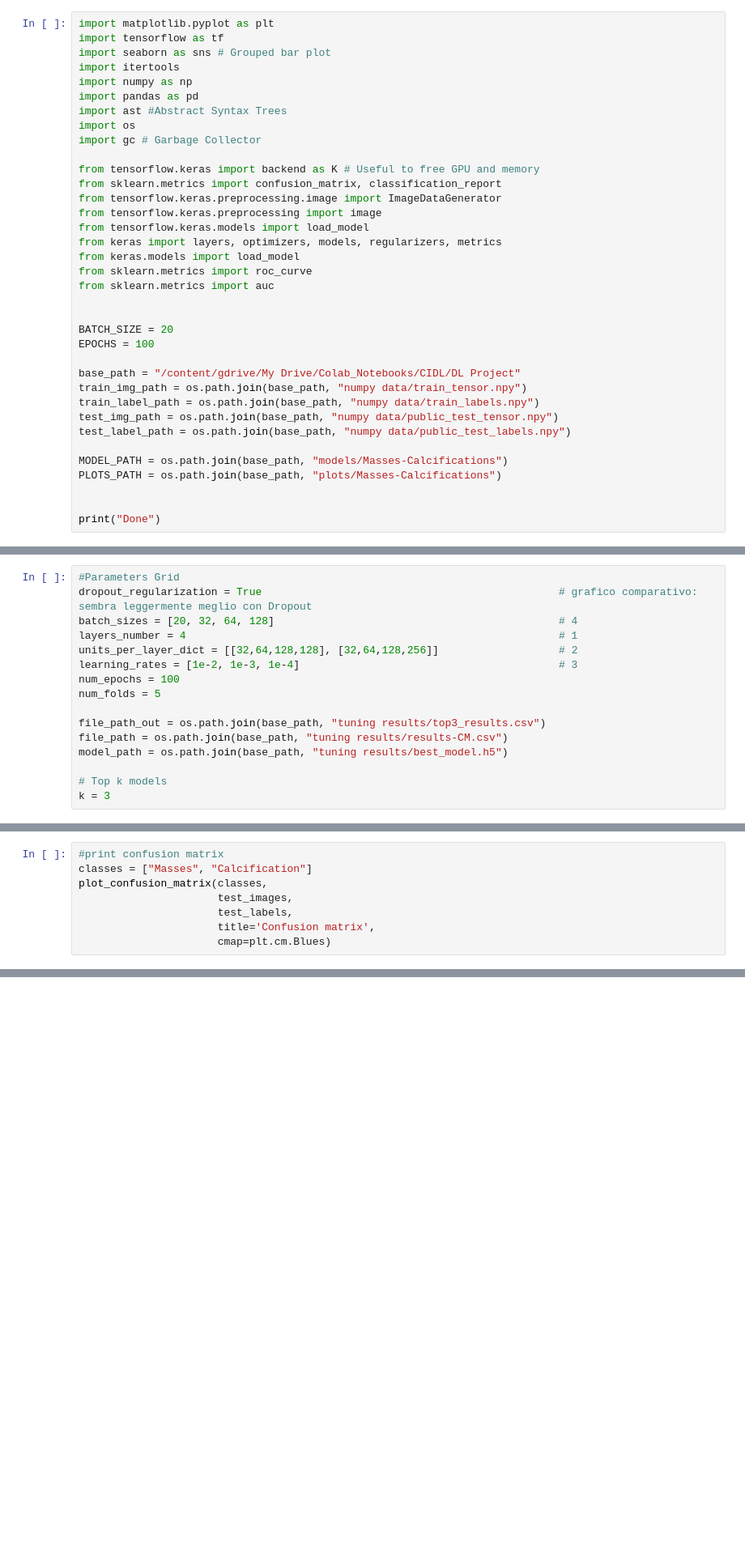
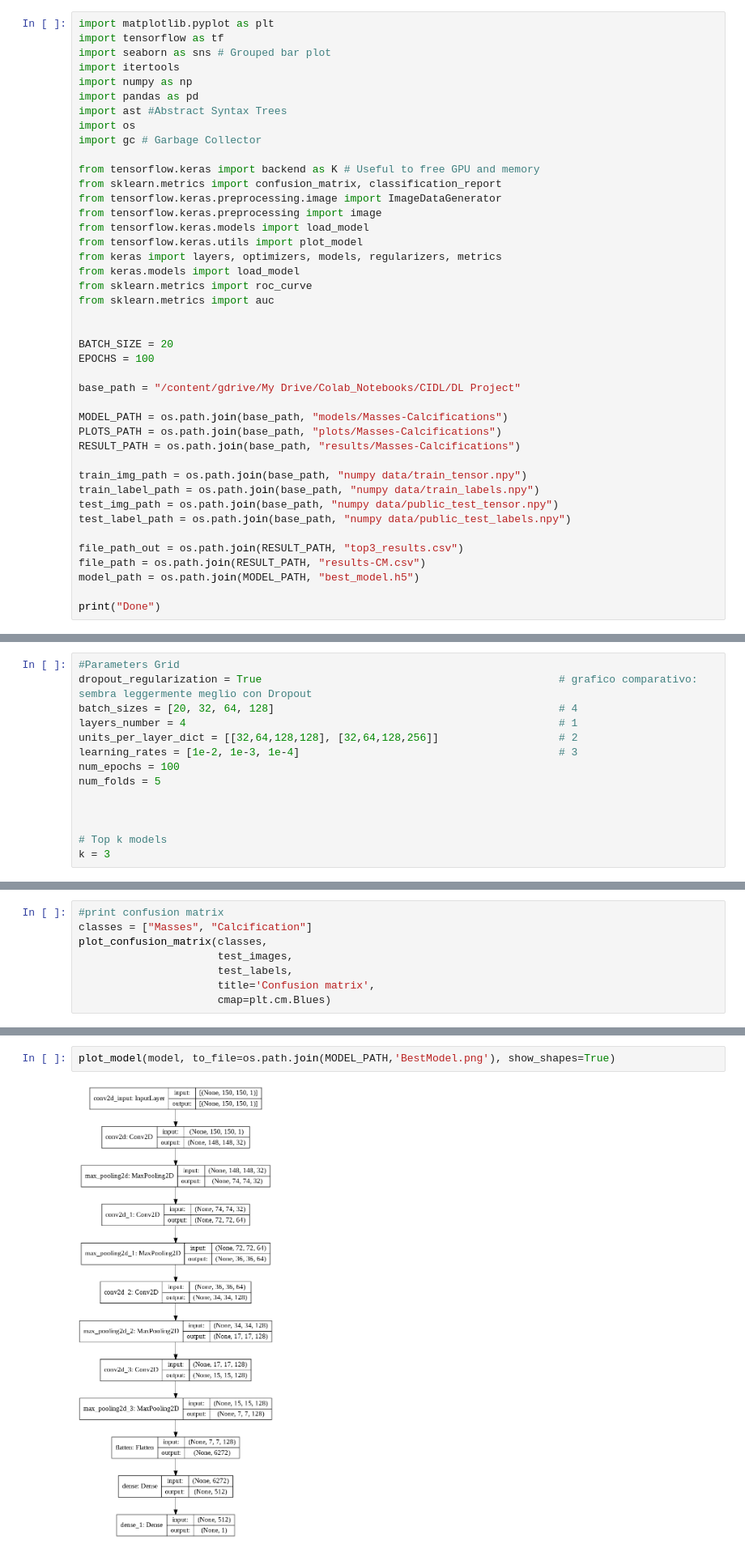
Before and after one commit to MarshaGomez/CNN-Medical-Imaging-Analysis, a Jupyter notebook: Code/Scratch_CNN_masses_vs_calc.ipynb, the cells around one changed output, grey strips where cells are left out. Shown: that part at 81% size. Drawn from its saved outputs; the diff is of its cells as text; blank space fills up the shorter version.

```diff
--- a/Code/Scratch_CNN_masses_vs_calc.ipynb
+++ b/Code/Scratch_CNN_masses_vs_calc.ipynb
@@ -30,6 +32,7 @@ from sklearn.metrics import confusion_matrix, classification_report
 from tensorflow.keras.preprocessing.image import ImageDataGenerator
 from tensorflow.keras.preprocessing import image
 from tensorflow.keras.models import load_model
+from tensorflow.keras.utils import plot_model
 from keras import layers, optimizers, models, regularizers, metrics
 from keras.models import load_model
 from sklearn.metrics import roc_curve
@@ -40,14 +43,19 @@ BATCH_SIZE = 20
 EPOCHS = 100
 
 base_path = "/content/gdrive/My Drive/Colab_Notebooks/CIDL/DL Project"
+
+MODEL_PATH = os.path.join(base_path, "models/Masses-Calcifications")
+PLOTS_PATH = os.path.join(base_path, "plots/Masses-Calcifications")
+RESULT_PATH = os.path.join(base_path, "results/Masses-Calcifications")
+
 train_img_path = os.path.join(base_path, "numpy data/train_tensor.npy")
 train_label_path = os.path.join(base_path, "numpy data/train_labels.npy")
 test_img_path = os.path.join(base_path, "numpy data/public_test_tensor.npy")
 test_label_path = os.path.join(base_path, "numpy data/public_test_labels.npy")
 
-MODEL_PATH = os.path.join(base_path, "models/Masses-Calcifications")
-PLOTS_PATH = os.path.join(base_path, "plots/Masses-Calcifications")
-
+file_path_out = os.path.join(RESULT_PATH, "top3_results.csv")
+file_path = os.path.join(RESULT_PATH, "results-CM.csv")
+model_path = os.path.join(MODEL_PATH, "best_model.h5")
 
 print("Done")
 # %% [output]
@@ -1017,9 +954,7 @@ learning_rates = [1e-2, 1e-3, 1e-4]                                         # 3
 num_epochs = 100
 num_folds = 5
 
-file_path_out = os.path.join(base_path, "tuning results/top3_results.csv")
-file_path = os.path.join(base_path, "tuning results/results-CM.csv")
-model_path = os.path.join(base_path, "tuning results/best_model.h5")
+
 
 # Top k models
 k = 3
@@ -1268,0 +1203,4 @@ Plot Save
+# %%
+plot_model(model, to_file=os.path.join(MODEL_PATH,'BestModel.png'), show_shapes=True)
+# %% [output]
+[figure, added]
```
Also changed, not shown: parts of 42 cells of this notebook.
